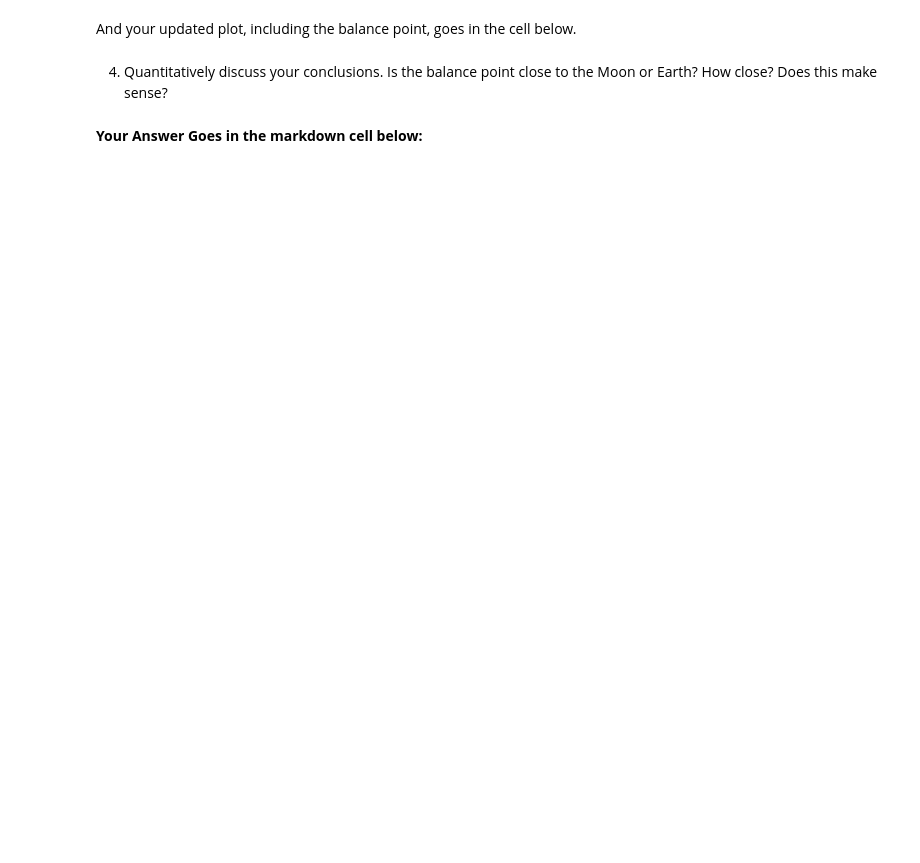
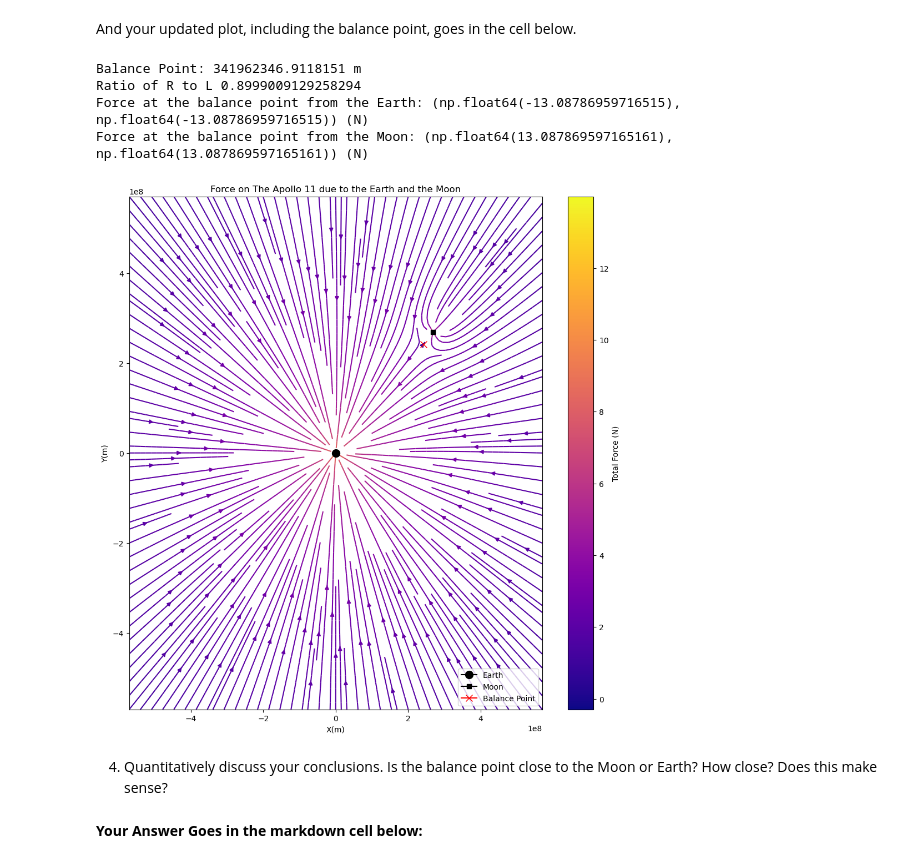
Before and after one commit to rhorton-2/PHYS265-spring26, a Jupyter notebook: Lab1/lab1.ipynb, the cells around one changed output. Cells and saved outputs as stored; diff of their text form; code cells hidden in the pictures; blank space fills up the shorter version.

```diff
--- a/Lab1/lab1.ipynb
+++ b/Lab1/lab1.ipynb
@@ -241,5 +318,31 @@ F_M = F(M_A,M_M,x,y,Xm,Ym)
 # %% [markdown]
 And your updated plot, including the balance point, goes in the cell below.
+# %%
+R_m = np.sqrt(Xm**2 + Ym**2)
+R = R_m/(1+np.sqrt(M_M/M_E))
+Theta = np.atan2(Ym,Xm)
+Rx= R*np.cos(Theta)
+Ry= R*np.sin(Theta)
+print("Balance Point:",R,"m")
+print("Ratio of R to L",R/R_m)
+fig, ax = plt.subplots(figsize = (12,12))
+plot = ax.streamplot(x,y,F_Tx,F_Ty,density=2.5, color = np.log(F_T),cmap = "plasma")
+ax.plot(0,0, marker = 'o' , c = 'black', markersize = 10,label = "Earth")
+ax.plot(Xm,Ym, marker = 's' , c = 'black', markersize = 6,label = "Moon")
+ax.plot(Rx,Ry, marker = 'x' , c = 'red', markersize =8,label = "Balance Point")
+ax.set_title("Force on The Apollo 11 due to the Earth and the Moon")
+ax.set_xlabel("X(m)")
+ax.set_ylabel("Y(m)")
+ax.legend()
+fig.colorbar(plot.lines,ax=ax,label = "Total Force (N)")
+print("Force at the balance point from the Earth:",GravF(M_E,M_A,0,0,Rx,Ry),"(N)")
+print("Force at the balance point from the Moon:",GravF(M_M,M_A,Xm,Ym,Rx,Ry),"(N)")
+# %% [output]
+Balance Point: 341962346.9118151 m
+Ratio of R to L 0.8999009129258294
+Force at the balance point from the Earth: (np.float64(-13.08786959716515), np.float64(-13.08786959716515)) (N)
+Force at the balance point from the Moon: (np.float64(13.087869597165161), np.float64(13.087869597165161)) (N)
+[figure, added]
 # %% [markdown]
 4. Quantitatively discuss your conclusions. Is the balance point close to the Moon or Earth? How close? Does this make sense?
 # %% [markdown]
```
Also changed, not shown: parts of 14 cells of this notebook, 1 other file.
